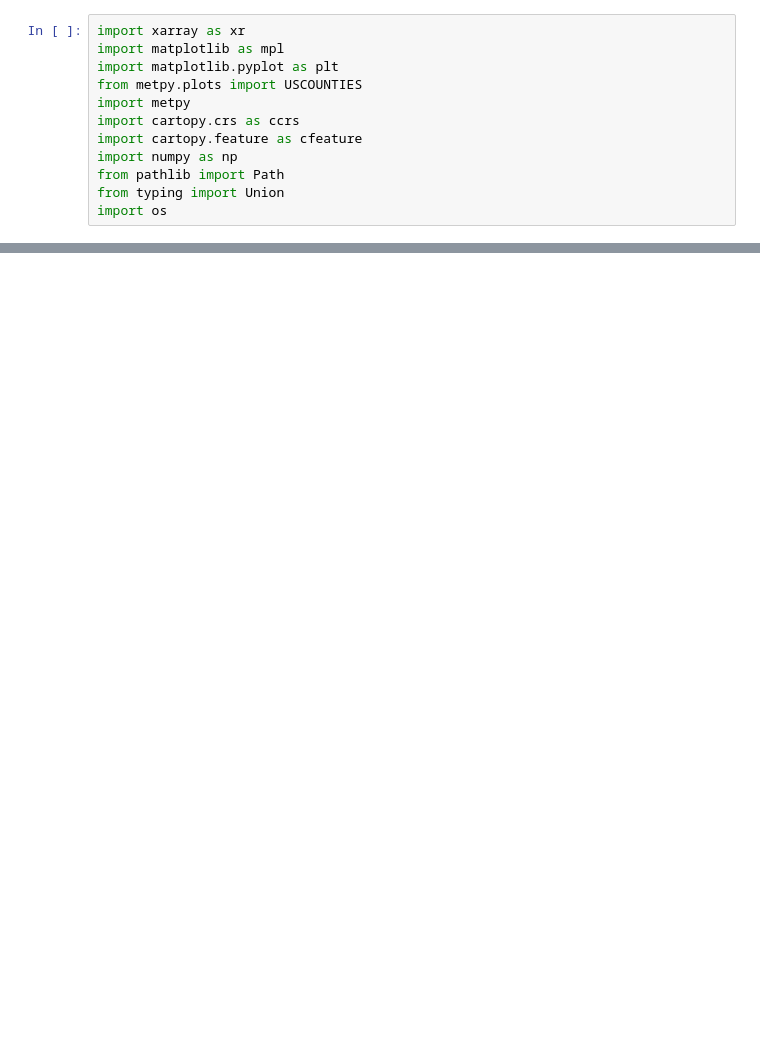
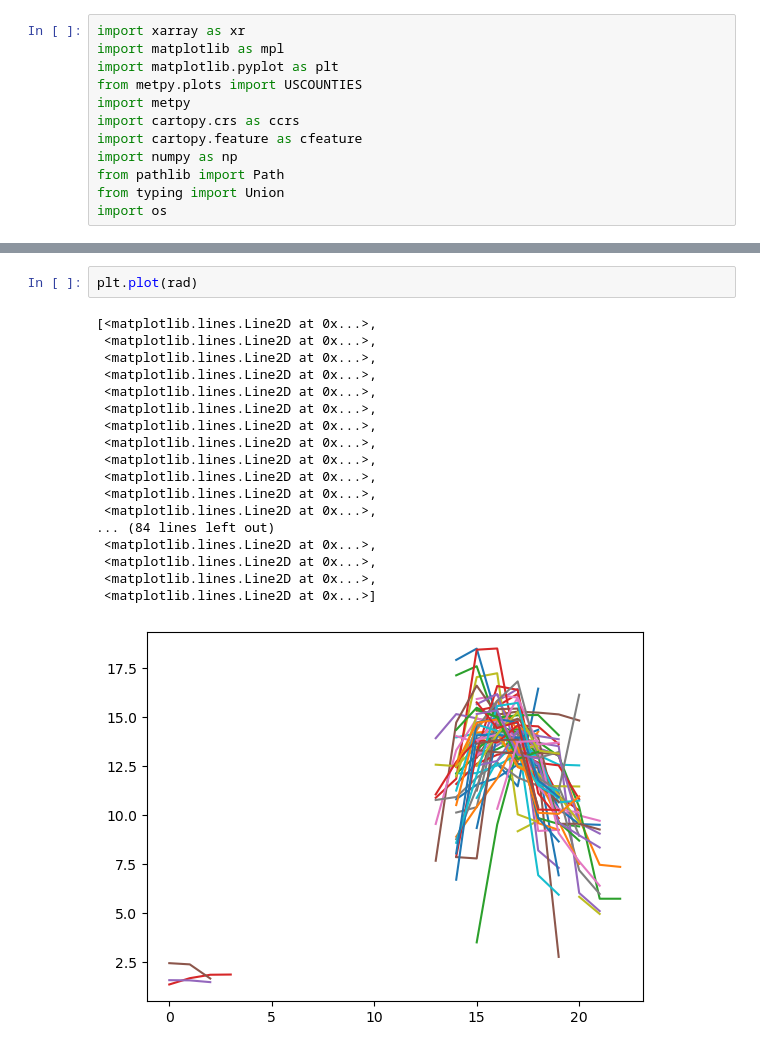
Before and after one commit to anthony-illenden/METR-4990, a Jupyter notebook: Scripts/METR 4990; GridRad Cross-Section RIJ.ipynb, the cells around one changed output, grey strips where cells are left out. Saved outputs shown, nothing was run; the diff lists cells and outputs as text; blank space fills up the shorter version.

```diff
--- a/Scripts/METR 4990; GridRad Cross-Section RIJ.ipynb
+++ b/Scripts/METR 4990; GridRad Cross-Section RIJ.ipynb
@@ -298,0 +370,21 @@ for filename in os.listdir(directory):
+# %%
+plt.plot(rad)
+# %% [output]
+[<matplotlib.lines.Line2D at 0x...>,
+ <matplotlib.lines.Line2D at 0x...>,
+ <matplotlib.lines.Line2D at 0x...>,
+ <matplotlib.lines.Line2D at 0x...>,
+ <matplotlib.lines.Line2D at 0x...>,
+ <matplotlib.lines.Line2D at 0x...>,
+ <matplotlib.lines.Line2D at 0x...>,
+ <matplotlib.lines.Line2D at 0x...>,
+ <matplotlib.lines.Line2D at 0x...>,
+ <matplotlib.lines.Line2D at 0x...>,
+ <matplotlib.lines.Line2D at 0x...>,
+ <matplotlib.lines.Line2D at 0x...>,
+... (84 lines left out)
+ <matplotlib.lines.Line2D at 0x...>,
+ <matplotlib.lines.Line2D at 0x...>,
+ <matplotlib.lines.Line2D at 0x...>,
+ <matplotlib.lines.Line2D at 0x...>]
+[figure, added]
```
Also changed, not shown: parts of 8 cells of this notebook, 5 other files.
